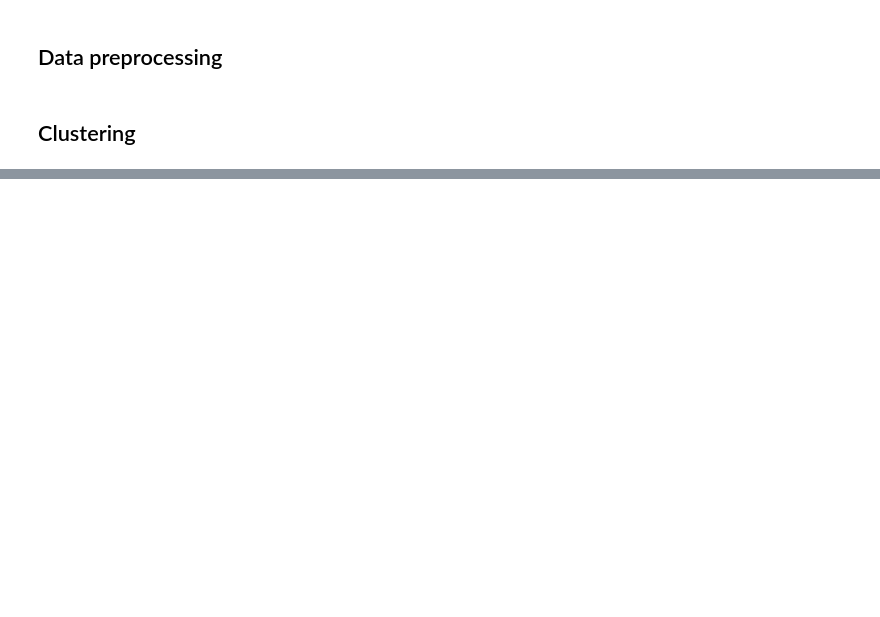
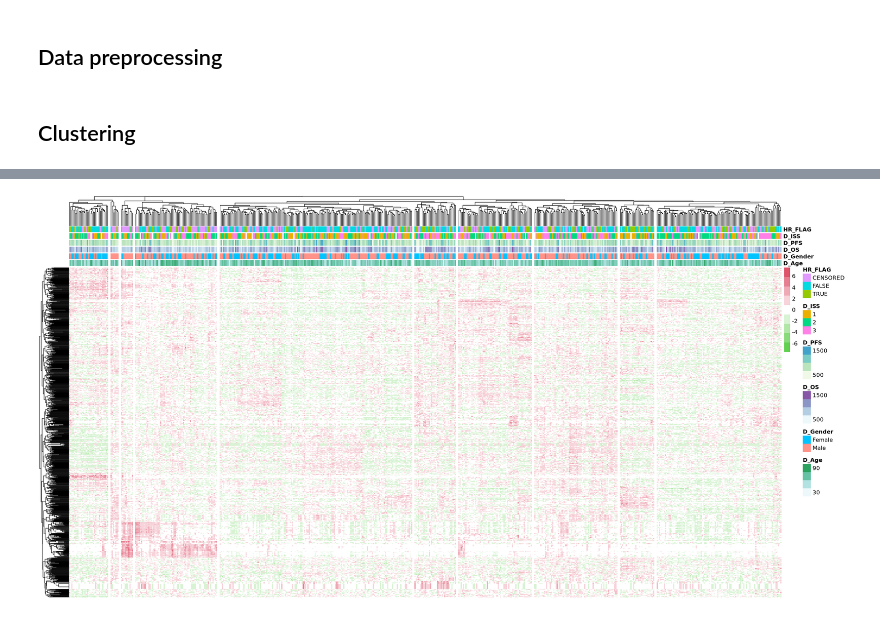
Before and after one commit to katwre/owkin, a Jupyter notebook: Multiple_Myeloma_data_challenge.ipynb, the cells around one changed output, grey strips where cells are left out. Drawn from its saved outputs; the diff is of its cells as text; code cells hidden in the pictures; blank space fills up the shorter version.

```diff
--- a/Multiple_Myeloma_data_challenge.ipynb
+++ b/Multiple_Myeloma_data_challenge.ipynb
@@ -240,0 +261,56 @@ Goal
+# %%
+# Let’s select the top 1000 most variable genes among the samples.
+options(repr.plot.width=20, repr.plot.height=10)
+
+#compute the variance of each gene across samples
+V <- apply(nzv_gexp, 1, var)
+#sort the results by variance in decreasing order
+#and select the top 100 genes
+selectedGenes <- names(V[order(V, decreasing = T)][1:1000])
+
+
+#Now we can quickly produce a heatmap where samples and genes are clustered.
+#library(pheatmap)
+#pheatmap(nzv_gexp[selectedGenes,], scale = 'row', show_rownames = FALSE)
+
+
+annot_sel_col <- c("D_Age",
+                   "D_Gender",
+                   "D_OS",
+                   "D_PFS",
+                   "D_ISS",
+                   "HR_FLAG"
+                  )
+colData <- annot_data_m[which(colnames(annot_data_m) %in% annot_sel_col)]
+rownames(colData) = colnames(nzv_gexp)
+
+#print(head(nzv_gexp[selectedGenes,]))
+#print(head(colData))
+
+library(dichromat)
+colramp = colorRampPalette(c(3,"white",2))(9)
+pheatmap(nzv_gexp[selectedGenes,],
+         scale = 'row',
+         show_rownames = FALSE,
+         show_colnames = FALSE,
+         annotation_col = colData,
+         col=colramp,
+         cutree_cols = 10)
+
+
+
+#colramp = colorRampPalette(c(3,"white",2))(9)
+#pheatmap(nzv_gexp[selectedGenes,which(colData$HR_FLAG==TRUE)],
+#         scale = 'row',
+#         show_rownames = FALSE,
+#         show_colnames = FALSE,
+#         annotation_col = colData[which(colData$HR_FLAG==TRUE),],
+#         col=colramp)
+
+# https://rviews.rstudio.com/2017/09/25/survival-analysis-with-r/
+# https://www.biostars.org/p/344233/
+# https://cran.r-project.org/web/packages/glmnet/vignettes/Coxnet.pdf
+# https://cran.r-project.org/web/packages/glmnet/vignettes/Coxnet.pdf
+# https://compgenomr.github.io/book/gene-expression-analysis-using-high-throughput-sequencing-technologies.html
+# %% [output]
+[figure, added]
```
Also changed, not shown: parts of 33 cells of this notebook.
